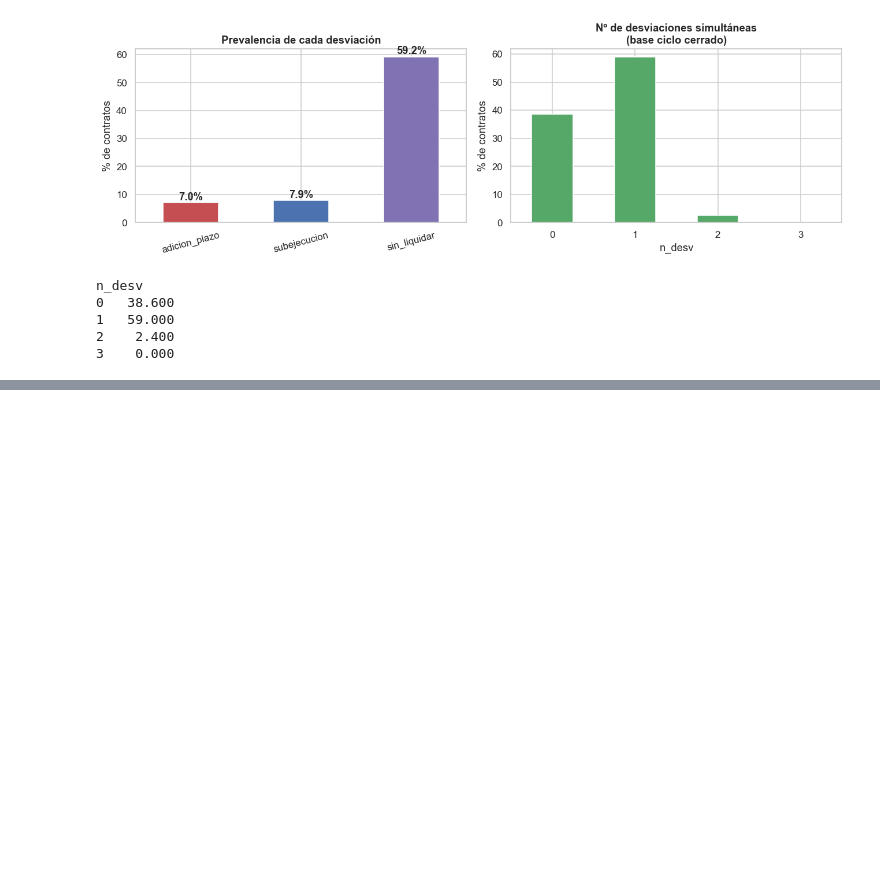
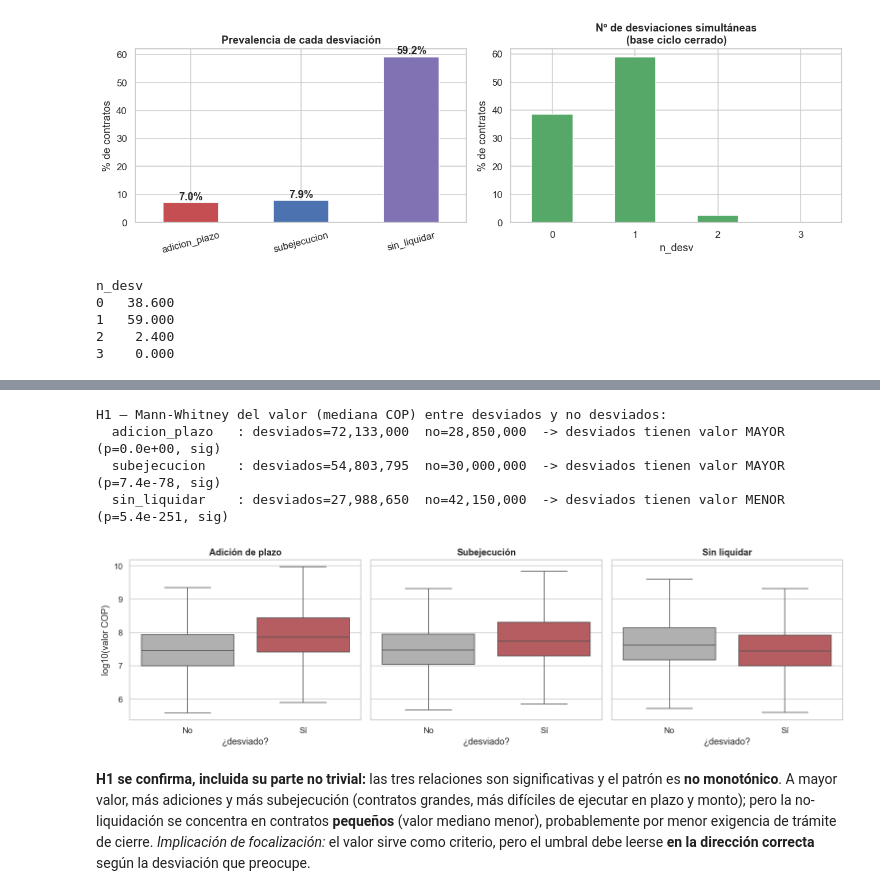
Before and after one commit to Danielfts/MINE-ciencia-de-datos, a Jupyter notebook: Taller 1/notebooks/03_analisis.ipynb, the cells around one changed output, grey strips where cells are left out. Saved outputs shown, nothing was run; the diff lists cells and outputs as text; code cells hidden in the pictures; blank space fills up the shorter version.

```diff
--- a/Taller 1/notebooks/03_analisis.ipynb
+++ b/Taller 1/notebooks/03_analisis.ipynb
@@ -271,8 +141,0 @@ plt.tight_layout(); plt.savefig(f'{RUTA_FIGS}/03_subejec_tipo_destino.png', bbox
-# %%
-for h, cat in [('H9', 'sector'), ('H10', 'orden'), ('H11', 'modalidad_de_contratacion')]:
-    r = test_categorica(base_liq, 'sin_liquidar', cat)
-    print(f'{h}  sin_liquidar vs {cat}:  p={r["p"]:.2e}  V={r["V"]:.3f} ({r["efecto"]})  '
-          f'-> {"SIGNIFICATIVO" if r["sig"] else "NO significativo"}')
-r12 = test_valor(base_liq, 'sin_liquidar')
-print(f'H12 valor vs sin_liquidar (Mann-Whitney): mediana SIN liquidar={r12["med_desv"]:,.0f}  '
-      f'liquidados={r12["med_no"]:,.0f}  p={r12["p"]:.2e} -> {"SIGNIFICATIVO" if r12["sig"] else "no sig"}')
@@ -284,13 +141,0 @@ H12 valor vs sin_liquidar (Mann-Whitney): mediana SIN liquidar=27,988,650  liqui
-# %%
-# Tasa de no-liquidación por sector (efecto más fuerte) y por orden
-r = test_categorica(base_liq, 'sin_liquidar', 'sector')
-top = pd.concat([r['tasas'].head(8), r['tasas'].tail(4)])
-fig, axes = plt.subplots(1, 2, figsize=(13, 4.5))
-top['tasa'].sort_values().plot(kind='barh', ax=axes[0], color='#8172B3')
-axes[0].axvline(base_liq['sin_liquidar'].mean()*100, color='k', ls='--', lw=1, label='tasa global')
-axes[0].set_title('No-liquidación por sector (top 8 / bottom 4)'); axes[0].set_xlabel('% sin liquidar'); axes[0].legend()
-
-test_categorica(base_liq, 'sin_liquidar', 'orden')['tasas']['tasa'].sort_values().plot(kind='barh', ax=axes[1], color='#DD8452')
-axes[1].axvline(base_liq['sin_liquidar'].mean()*100, color='k', ls='--', lw=1)
-axes[1].set_title('No-liquidación por orden de la entidad'); axes[1].set_xlabel('% sin liquidar')
-plt.tight_layout(); plt.savefig(f'{RUTA_FIGS}/03_sinliq_sector_orden.png', bbox_inches='tight'); plt.show()
@@ -401,0 +154,32 @@ limitaciones del análisis.
+# %%
+print('H1 — Mann-Whitney del valor (mediana COP) entre desviados y no desviados:')
+res_valor = {}
+for flag, base in [('adicion_plazo', base_adic), ('subejecucion', base_sub), ('sin_liquidar', base_liq)]:
+    r = test_valor(base, flag); res_valor[flag] = r
+    signo = 'MAYOR' if r['med_desv'] > r['med_no'] else 'MENOR'
+    print(f'  {flag:16s}: desviados={r["med_desv"]:,.0f}  no={r["med_no"]:,.0f}  '
+          f'-> desviados tienen valor {signo}  (p={r["p"]:.1e}, {"sig" if r["sig"] else "no sig"})')
+
+fig, axes = plt.subplots(1, 3, figsize=(14, 4), sharey=True)
+for ax, (flag, base, titulo) in zip(axes, [
+        ('adicion_plazo', base_adic, 'Adición de plazo'),
+        ('subejecucion', base_sub, 'Subejecución'),
+        ('sin_liquidar', base_liq, 'Sin liquidar')]):
+    sub = base[base['valor_log'].notna()].copy(); sub[flag] = sub[flag].astype(bool)
+    sns.boxplot(data=sub, x=flag, y='valor_log', hue=flag, legend=False, ax=ax,
+                showfliers=False, palette={False: '#B0B0B0', True: '#C44E52'})
+    ax.set_title(titulo); ax.set_xlabel('¿desviado?'); ax.set_xticks([0, 1]); ax.set_xticklabels(['No', 'Sí'])
+axes[0].set_ylabel('log10(valor COP)')
+plt.tight_layout(); plt.savefig(f'{RUTA_FIGS}/03_h1_valor.png', bbox_inches='tight'); plt.show()
+# %% [output]
+H1 — Mann-Whitney del valor (mediana COP) entre desviados y no desviados:
+  adicion_plazo   : desviados=72,133,000  no=28,850,000  -> desviados tienen valor MAYOR  (p=0.0e+00, sig)
+  subejecucion    : desviados=54,803,795  no=30,000,000  -> desviados tienen valor MAYOR  (p=7.4e-78, sig)
+  sin_liquidar    : desviados=27,988,650  no=42,150,000  -> desviados tienen valor MENOR  (p=5.4e-251, sig)
+[figure, added]
+# %% [markdown]
+**H1 se confirma, incluida su parte no trivial:** las tres relaciones son significativas y el patrón es
+**no monotónico**. A mayor valor, más adiciones y más subejecución (contratos grandes, más difíciles de
+ejecutar en plazo y monto); pero la no-liquidación se concentra en contratos **pequeños** (valor mediano
+menor), probablemente por menor exigencia de trámite de cierre. *Implicación de focalización:* el valor sirve
+como criterio, pero el umbral debe leerse **en la dirección correcta** según la desviación que preocupe.
```
Also changed, not shown: parts of 41 cells of this notebook, 8 other files.
